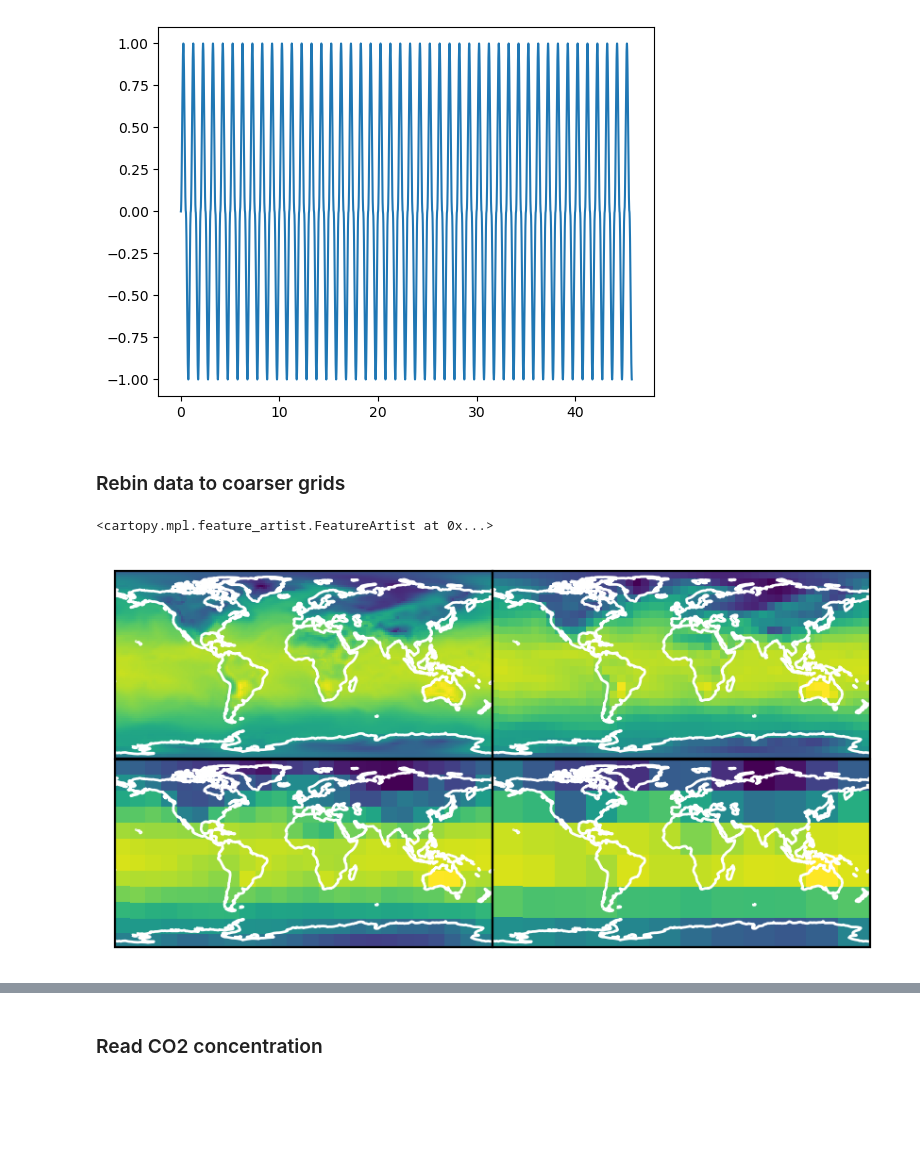
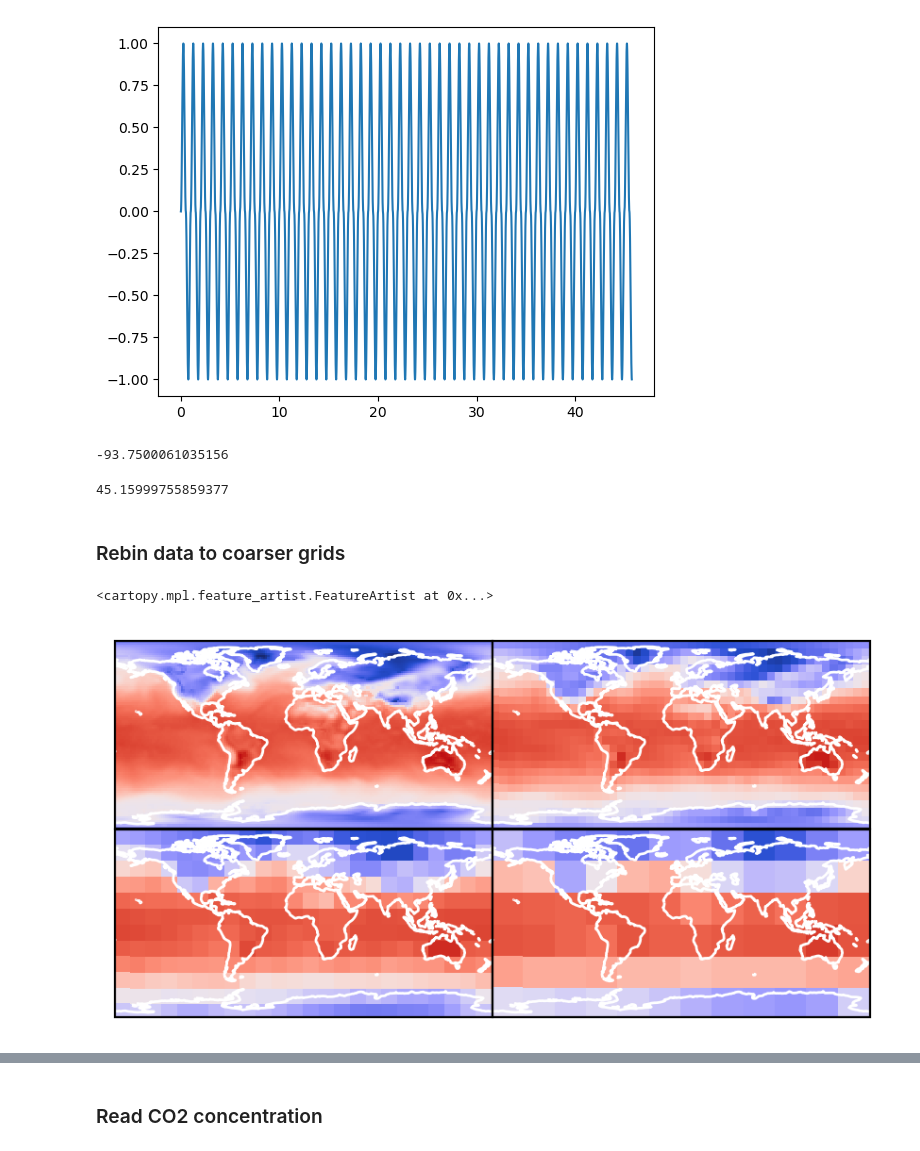
Before and after one commit to jack-eddy-symposium/interconnection-sun-climate, a Jupyter notebook: data_science_analysis/causality_analysis/air_temperature_Bayesian_NS_analysis.ipynb, the cells around one changed output, grey strips where cells are left out. Saved outputs shown, nothing was run; the diff lists cells and outputs as text; code cells hidden in the pictures; blank space fills up the shorter version.

Commit message:
Add visualization of time series

```diff
--- a/data_science_analysis/causality_analysis/air_temperature_Bayesian_NS_analysis.ipynb
+++ b/data_science_analysis/causality_analysis/air_temperature_Bayesian_NS_analysis.ipynb
@@ -129,36 +127,45 @@ plt.plot(orbits, np.sign(np.sin(orbits*2*np.pi))*(np.abs(np.sin(orbits*2*np.pi))
 # %% [output]
 [<matplotlib.lines.Line2D at 0x...>]
 [figure]
+# %%
+geo_data.air.min().values-273.15
+# %% [output]
+-93.7500061035156
+# %%
+geo_data.air.max().values-273.15
+# %% [output]
+45.15999755859377
 # %% [markdown]
 ### Rebin data to coarser grids
 # %%
-vmin = None
-vmax = None
+vmin = -50+273.15
+vmax = 50+273.15
+cmap = cc.cm.CET_D1A
 
 fig = plt.figure(figsize=2*np.array([2, 1]), dpi=200)
 gs0 = fig.add_gridspec(2, 2, wspace=0.0, hspace=0, left=0, right=1, bottom=0, top=1)
 
 ax = fig.add_subplot(gs0[0, 0], projection=ccrs.PlateCarree())
-geo_data.air.isel(time=0).plot(ax=ax, add_colorbar=False, vmin=vmin, vmax=vmax, add_labels=False)
+geo_data.air.isel(time=0).plot(ax=ax, add_colorbar=False, vmin=vmin, vmax=vmax, add_labels=False, cmap=cmap)
 ax.coastlines(color='w')
 
 geo_data_coarse8 = geo_data.coarsen(lon=4, lat=4, boundary='pad').mean()
 ax = fig.add_subplot(gs0[0, 1], projection=ccrs.PlateCarree())
-geo_data_coarse8.air.isel(time=0).plot(ax=ax, add_colorbar=False, vmin=vmin, vmax=vmax, add_labels=False)
+geo_data_coarse8.air.isel(time=0).plot(ax=ax, add_colorbar=False, vmin=vmin, vmax=vmax, add_labels=False, cmap=cmap)
 ax.coastlines(color='w')
 
 geo_data_coarse15 = geo_data.coarsen(lon=8, lat=8, boundary='pad').mean()
 ax = fig.add_subplot(gs0[1, 0], projection=ccrs.PlateCarree())
-geo_data_coarse15.air.isel(time=0).plot(ax=ax, add_colorbar=False, vmin=vmin, vmax=vmax, add_labels=False)
+geo_data_coarse15.air.isel(time=0).plot(ax=ax, add_colorbar=False, vmin=vmin, vmax=vmax, add_labels=False, cmap=cmap)
 ax.coastlines(color='w')
 
 geo_data_coarse30 = geo_data.coarsen(lon=16, lat=16, boundary='pad').mean()
 ax = fig.add_subplot(gs0[1, 1], projection=ccrs.PlateCarree())
-geo_data_coarse30.air.isel(time=0).plot(ax=ax, add_colorbar=False, vmin=vmin, vmax=vmax, add_labels=False)
+geo_data_coarse30.air.isel(time=0).plot(ax=ax, add_colorbar=False, vmin=vmin, vmax=vmax, add_labels=False, cmap=cmap)
 ax.coastlines(color='w')
 # %% [output]
 <cartopy.mpl.feature_artist.FeatureArtist at 0x...>
-[figure, old version]
+[figure, new version]
 # %%
 geo_data_coarse30
 # %% [output]
```
Also changed, not shown: parts of 15 cells of this notebook.
